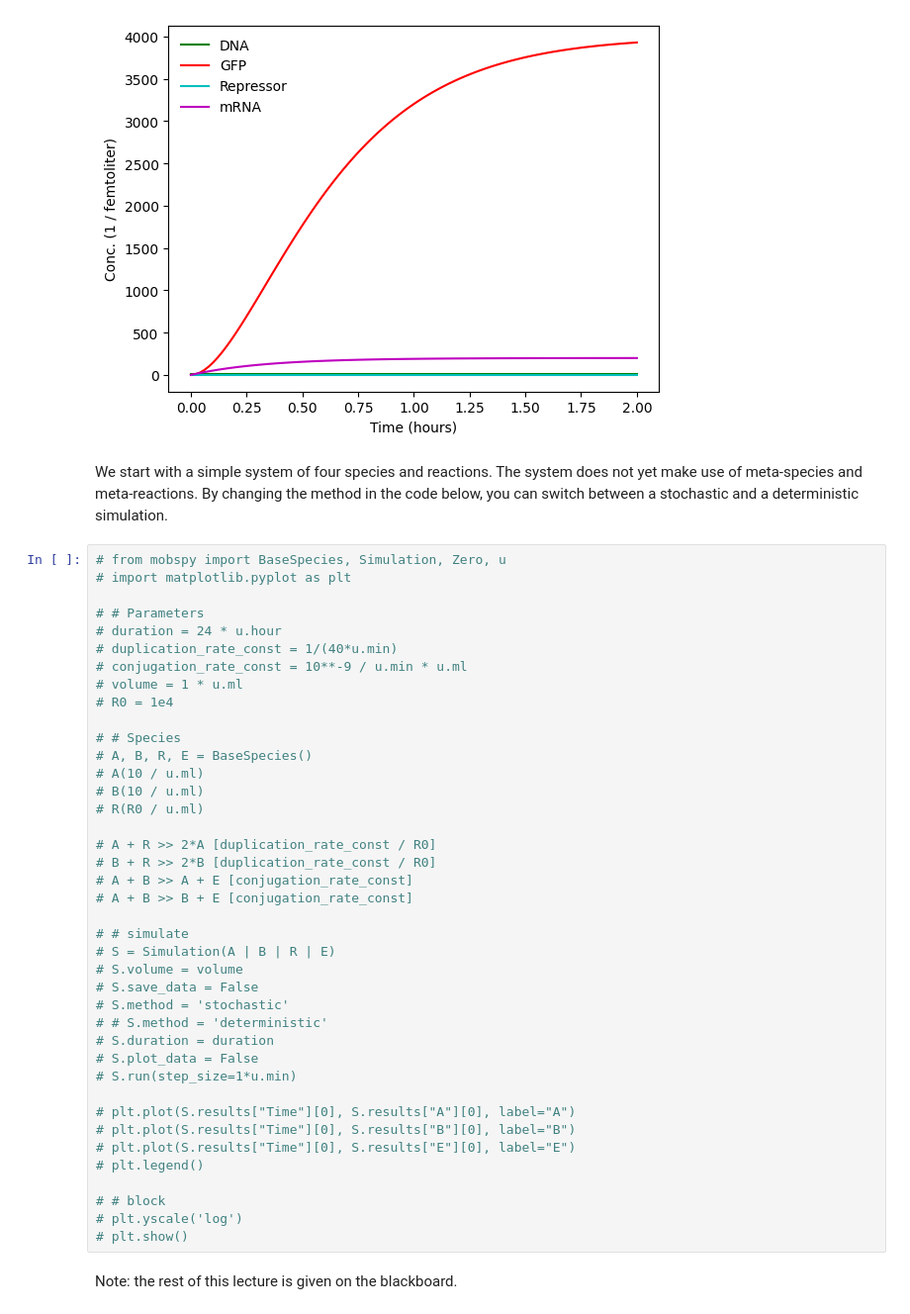
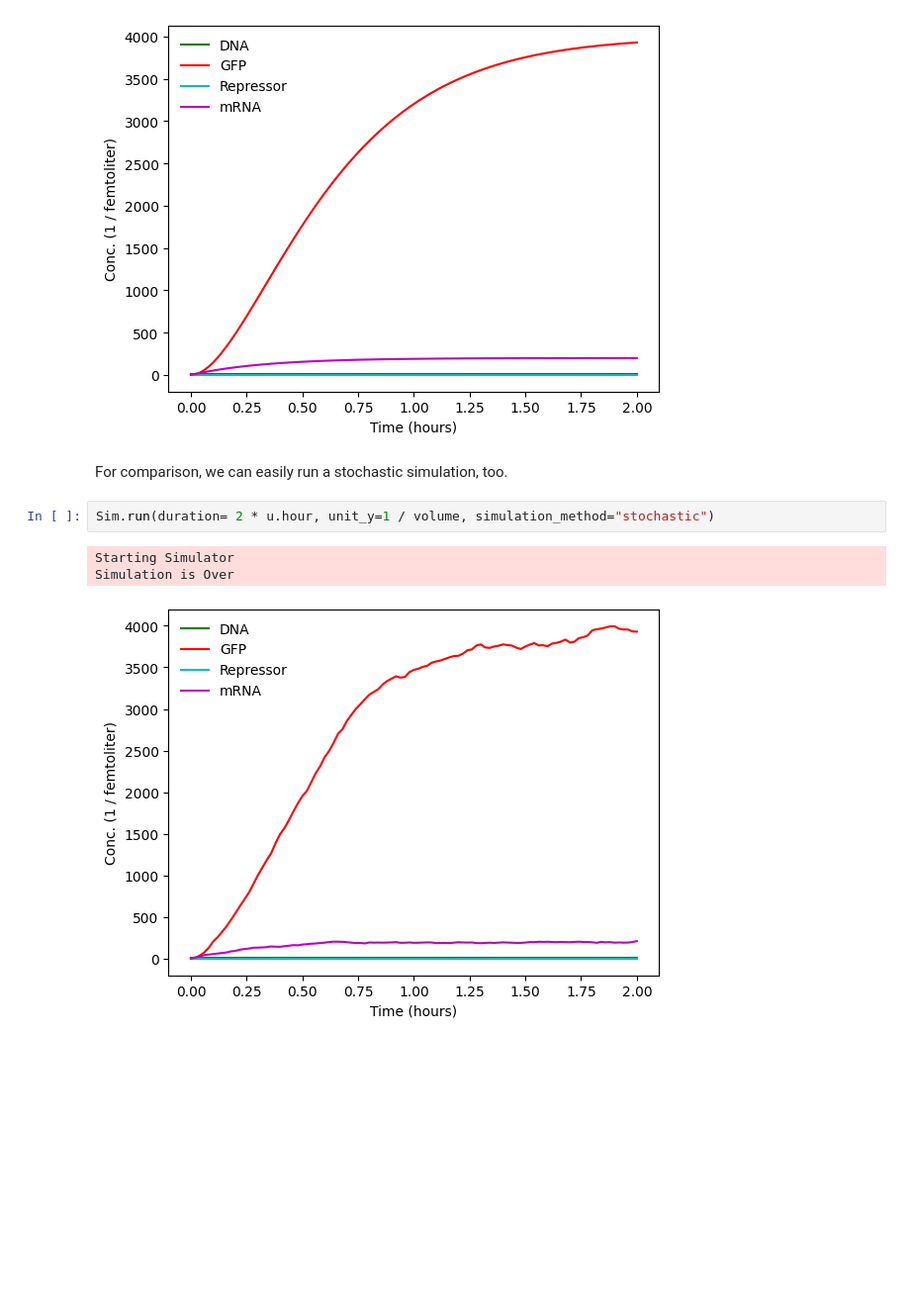
Before and after one commit to BioDisCo/computational_bioengineering, a Jupyter notebook: mobspy_crns/notes.ipynb, the cells around one changed output. Shown at 99% size. Drawn from its saved outputs; the diff is of its cells as text; blank space fills up the shorter version.

Commit message:
init of mobspy background

```diff
--- a/mobspy_crns/notes.ipynb
+++ b/mobspy_crns/notes.ipynb
@@ -96,47 +103,11 @@ Compiling model
 Starting Simulator
 Simulation is Over
 [figure]
-# %% [markdown]
-We start with a simple system of four species and reactions. The system does not yet make use of meta-species and meta-reactions. By changing the method in the code below, you can switch between a stochastic and a deterministic simulation.
-# %%
-# from mobspy import BaseSpecies, Simulation, Zero, u
-# import matplotlib.pyplot as plt
-
-# # Parameters
-# duration = 24 * u.hour
-# duplication_rate_const = 1/(40*u.min)
-# conjugation_rate_const = 10**-9 / u.min * u.ml
-# volume = 1 * u.ml
-# R0 = 1e4
-
-# # Species
-# A, B, R, E = BaseSpecies()
-# A(10 / u.ml)
-# B(10 / u.ml)
-# R(R0 / u.ml)
-
-# A + R >> 2*A [duplication_rate_const / R0]
-# B + R >> 2*B [duplication_rate_const / R0]
-# A + B >> A + E [conjugation_rate_const]
-# A + B >> B + E [conjugation_rate_const]
-
-# # simulate
-# S = Simulation(A | B | R | E)
-# S.volume = volume
-# S.save_data = False
-# S.method = 'stochastic'
-# # S.method = 'deterministic'
-# S.duration = duration
-# S.plot_data = False
-# S.run(step_size=1*u.min)
-
-# plt.plot(S.results["Time"][0], S.results["A"][0], label="A")
-# plt.plot(S.results["Time"][0], S.results["B"][0], label="B")
-# plt.plot(S.results["Time"][0], S.results["E"][0], label="E")
-# plt.legend()
-
-# # block
-# plt.yscale('log')
-# plt.show()
-# %% [markdown]
-Note: the rest of this lecture is given on the blackboard.
+# %% [markdown]
+For comparison, we can easily run a stochastic simulation, too.
+# %%
+Sim.run(duration= 2 * u.hour, unit_y=1 / volume, simulation_method="stochastic")
+# %% [output]
+Starting Simulator
+Simulation is Over
+[figure, added]
```
Also changed, not shown: parts of 26 cells of this notebook, 2 other files.
